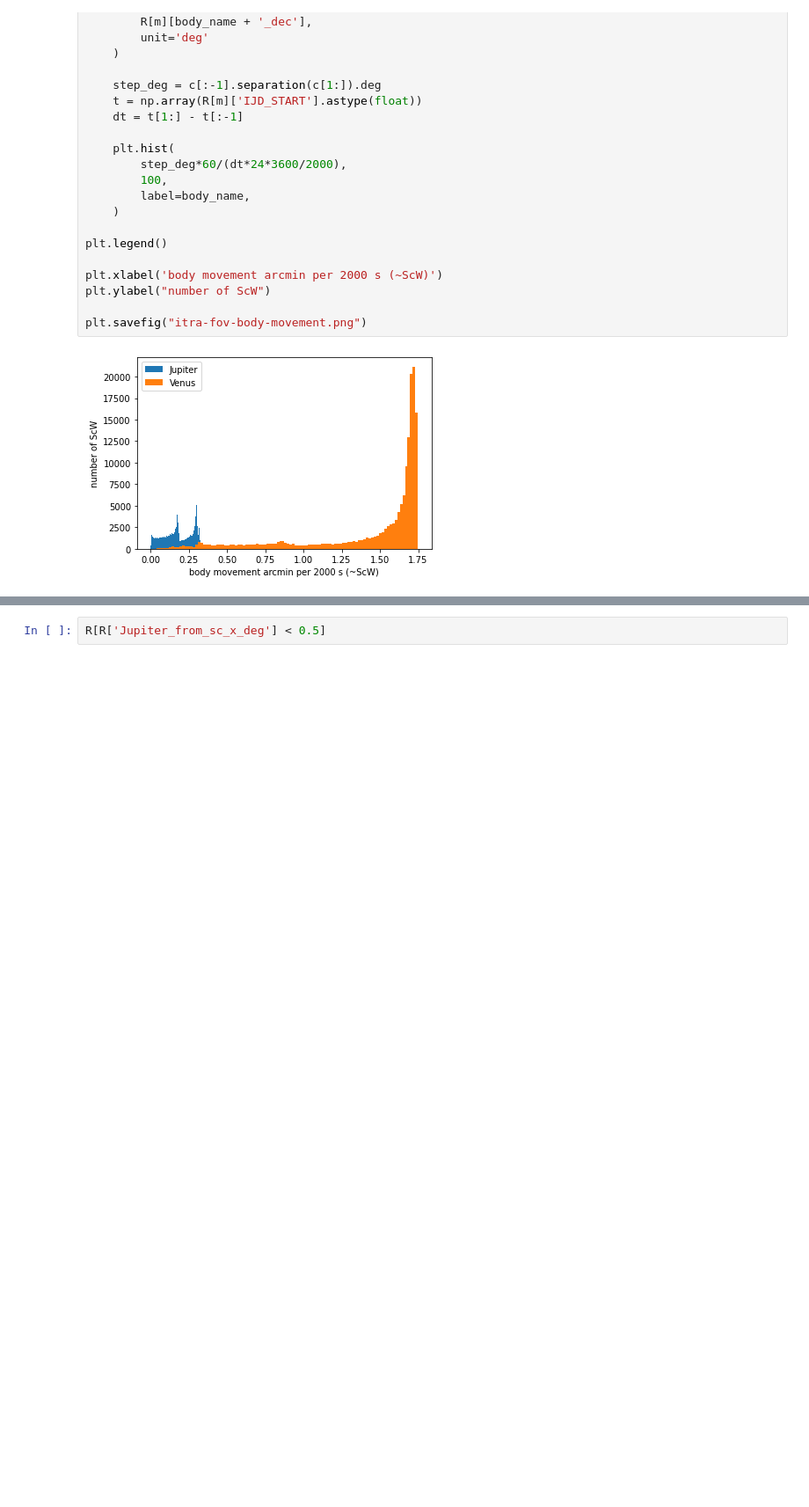
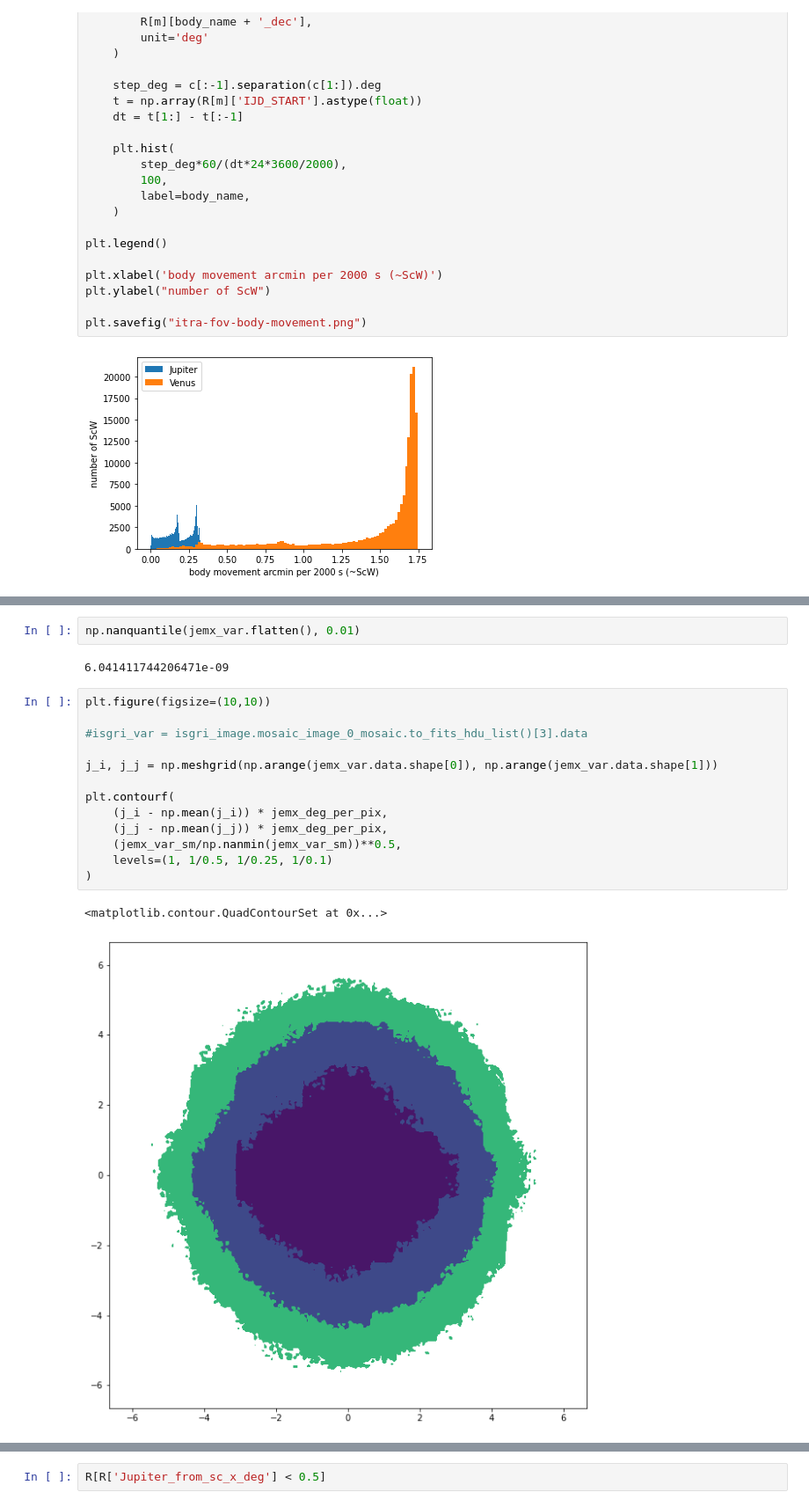
Before and after one commit to volodymyrss/planets, a Jupyter notebook: planets.ipynb, the cells around one changed output, grey strips where cells are left out. Shown at 88% size. Saved outputs shown, nothing was run; the diff lists cells and outputs as text; blank space fills up the shorter version.

```diff
--- a/planets.ipynb
+++ b/planets.ipynb
@@ -442,0 +556,20 @@ plt.savefig("itra-fov-body-movement.png")
+# %%
+np.nanquantile(jemx_var.flatten(), 0.01)
+# %% [output]
+6.041411744206471e-09
+# %%
+plt.figure(figsize=(10,10))
+
+#isgri_var = isgri_image.mosaic_image_0_mosaic.to_fits_hdu_list()[3].data
+
+j_i, j_j = np.meshgrid(np.arange(jemx_var.data.shape[0]), np.arange(jemx_var.data.shape[1]))
+
+plt.contourf(
+    (j_i - np.mean(j_i)) * jemx_deg_per_pix,
+    (j_j - np.mean(j_j)) * jemx_deg_per_pix,
+    (jemx_var_sm/np.nanmin(jemx_var_sm))**0.5,
+    levels=(1, 1/0.5, 1/0.25, 1/0.1)
+)
+# %% [output]
+<matplotlib.contour.QuadContourSet at 0x...>
+[figure, added]
```
Also changed, not shown: parts of 12 cells of this notebook, 3 other files.
